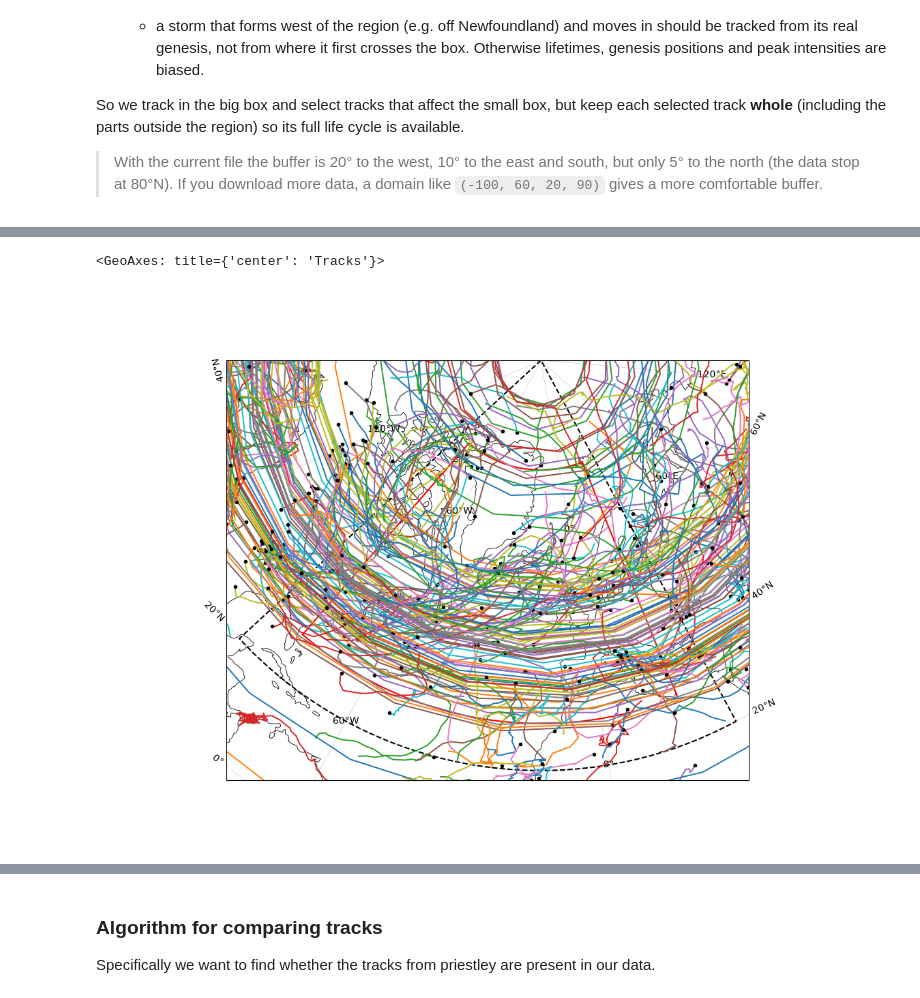
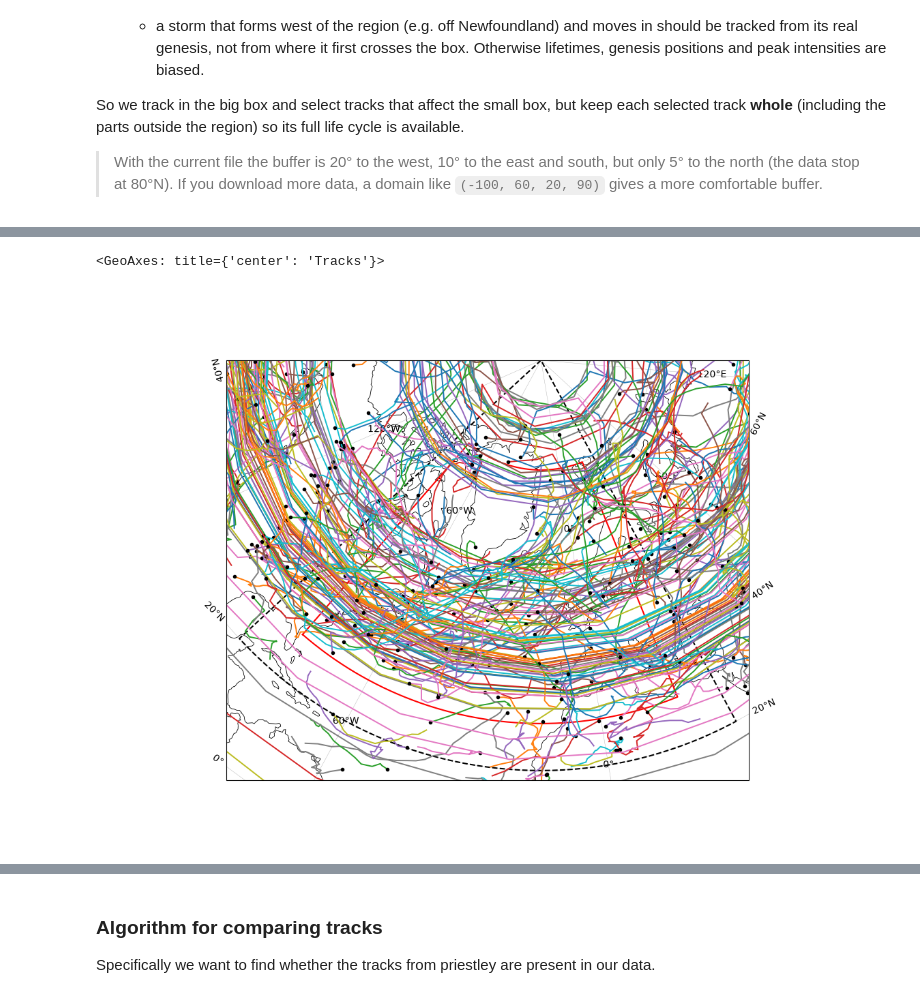
Before and after one commit to AThormann/master_thesis, a Jupyter notebook: experiments/validation_tracks/validation_priestley.ipynb, the cells around one changed output, grey strips where cells are left out. Cells and saved outputs as stored; diff of their text form; code cells hidden in the pictures.

Commit message:
Update code and gitignore, stop tracking .nc files

```diff
--- a/experiments/validation_tracks/validation_priestley.ipynb
+++ b/experiments/validation_tracks/validation_priestley.ipynb
@@ -48,13 +60,7 @@ So we track in the big box and select tracks that affect the small box, but keep
 #Importing the data from the file
 REGION = (-80, 20, 30, 80)   # smaller region for tracking, limited by the domain, 10 deg smaller
 DOMAIN = (-90, 30, 20, 90)   # tracking domain (region + buffer), limited by the downloaded data
+TIME_RANGE = ('1998-12-01 00:00:00', '1999-02-28 18:00:00')  # time range for the validation tracks
 
-
-tracks_from_matty = st.load_tracks('/Users/asgerthormann/Documents/uni/master/master_code/master_thesis/validation_tracks/ERA5_19992000_TRACKS_FILTERED_pos.addmslp')
-tracks_from_matty['lon'] = st.wrap_lon(tracks_from_matty.lon)
-tracks_from_matty['lat'] = tracks_from_matty.lat
-summary = st.track_summary(tracks_from_matty)
-
-long_tracks = summary.track_id[summary.n_points >= 8]
-#storm7 = st.select_track(tracks_from_matty, 1)
+tracks_validation = val.load_tracks('/Users/asgerthormann/Documents/uni/master/master_code/master_thesis/validation_tracks_data/ERA5_19981999_TRACKS_FILTERED_pos.addmslp', start_time=TIME_RANGE[0], end_time=TIME_RANGE[1])
 # %%
@@ -76,6 +83,6 @@ Data variables:
 # %%
-st.plot_regional_tracks(tracks_from_matty, region=REGION, domain=DOMAIN, object = False)
+val.plot_regional_tracks(tracks_validation, region=REGION, domain=DOMAIN, object = False)
 # %% [output]
 <GeoAxes: title={'center': 'Tracks'}>
-[figure, old version]
+[figure, new version]
 # %%
```
Also changed, not shown: parts of 15 cells of this notebook, 5 other files.
